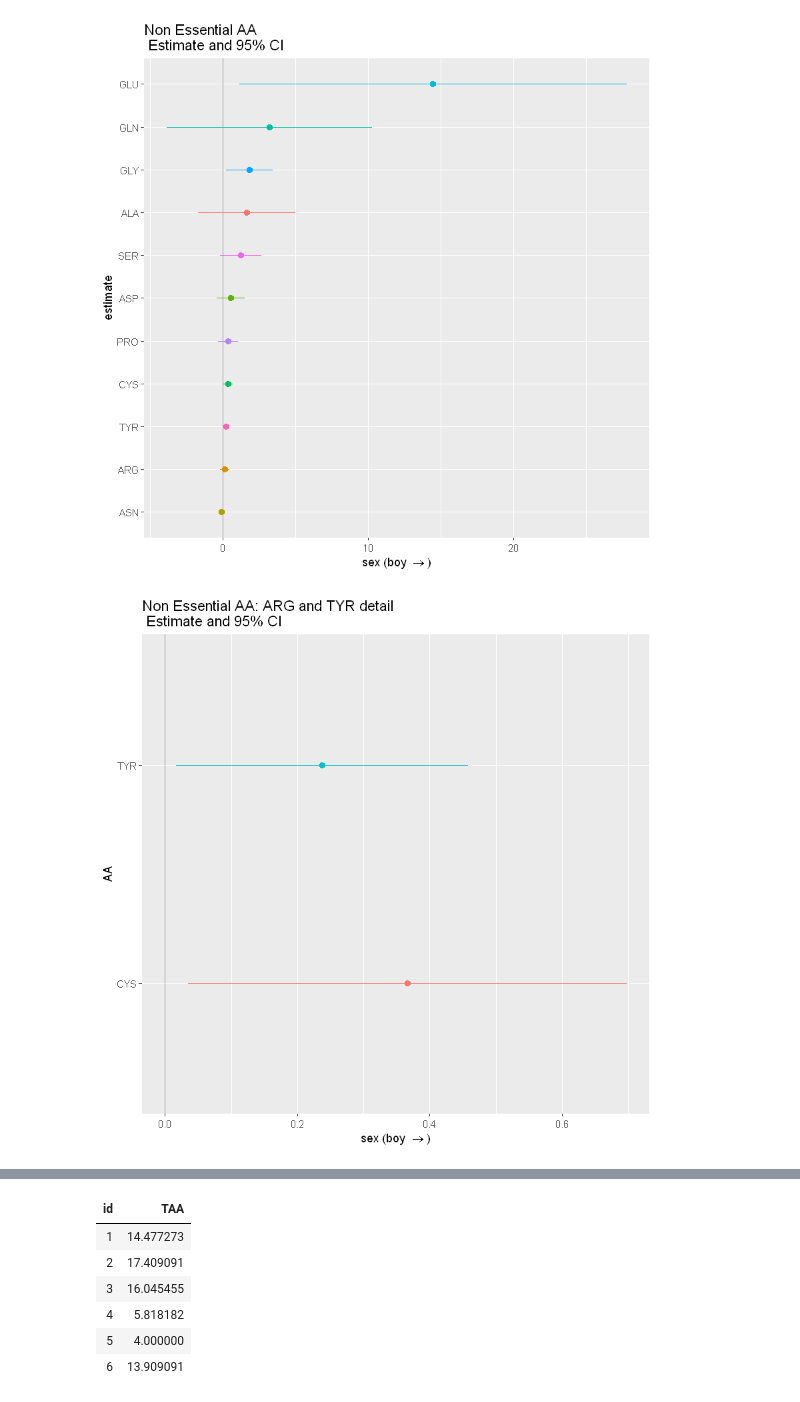
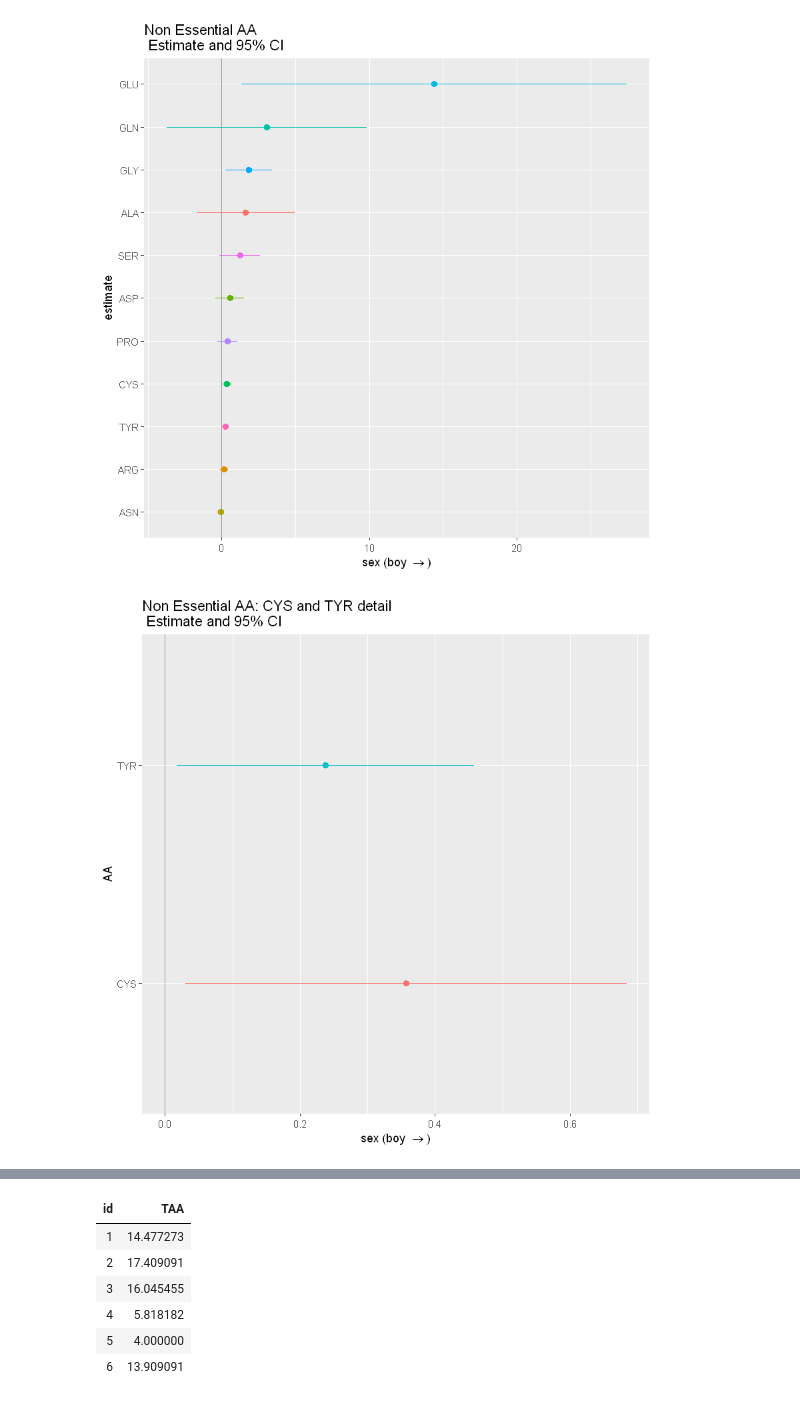
Before and after one commit to notblank/AA-leche-humana, a Jupyter notebook: Report Plots.ipynb, the cells around one changed output, grey strips where cells are left out. Drawn from its saved outputs; the diff is of its cells as text; code cells hidden in the pictures.

```diff
--- a/Report Plots.ipynb
+++ b/Report Plots.ipynb
@@ -177,7 +177,7 @@ AA_NE_Long <-
     AA_NE_Long %>%
         mutate(week = gsub(".*Calostrum.*", "1", weekNames)) %>%
         mutate(week = gsub(".*Transition.*", "2", week)) %>%
-        mutate(week = gsub(".*Mature2m.*", "4", week)) %>%
+        mutate(week = gsub(".*Mature2m.*", "8", week)) %>%
         mutate(week = gsub(".*Mature4m.*", "16", week)) %>%
         mutate(week = as.numeric(week))
 
@@ -448,16 +493,16 @@ ggplot(sexCoef_NE, aes(x = reorder(AA, estimate), y = estimate, color = AA)) +
 # %%
 CYSTYR <- sexCoef_NE %>% filter(AA == 'CYS' | AA == 'TYR')
 
 #png(filename="./plots/NEAA_ARGTYR_coeff.png", units="cm", width=20, height=20, res = 300)
 ggplot(CYSTYR, aes(x = AA, y = estimate, color = AA)) +
     geom_hline(yintercept = 0, alpha = 0.4) +
     geom_point() + geom_pointrange( aes(x = AA, ymin = estimate - 2*std.error, ymax = estimate + 2*std.error)) +
     theme(legend.position = "none") +
     coord_flip() +
-    ylab(TeX('sex (boy $\\rightarrow$)')) + ggtitle('Non Essential AA: ARG and TYR detail \n Estimate and 95% CI')
+    ylab(TeX('sex (boy $\\rightarrow$)')) + ggtitle('Non Essential AA: CYS and TYR detail \n Estimate and 95% CI')
 #dev.off()
 # %% [output]
-[figure, old version]
+[figure, new version]
 # %%
 CYSASN <- sexCoef_NE %>% filter(AA == 'CYS' | AA == 'ASN')
 
```
Also changed, not shown: parts of 46 cells of this notebook, 22 other files.
